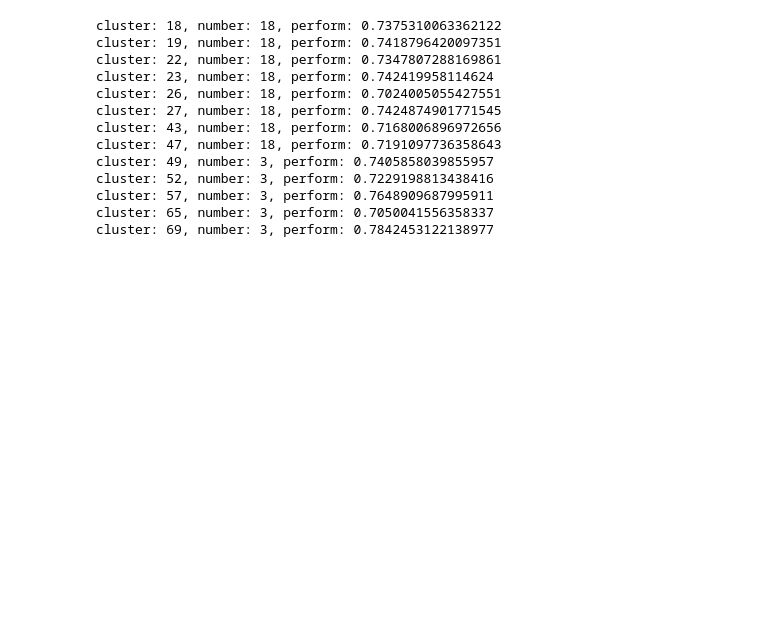
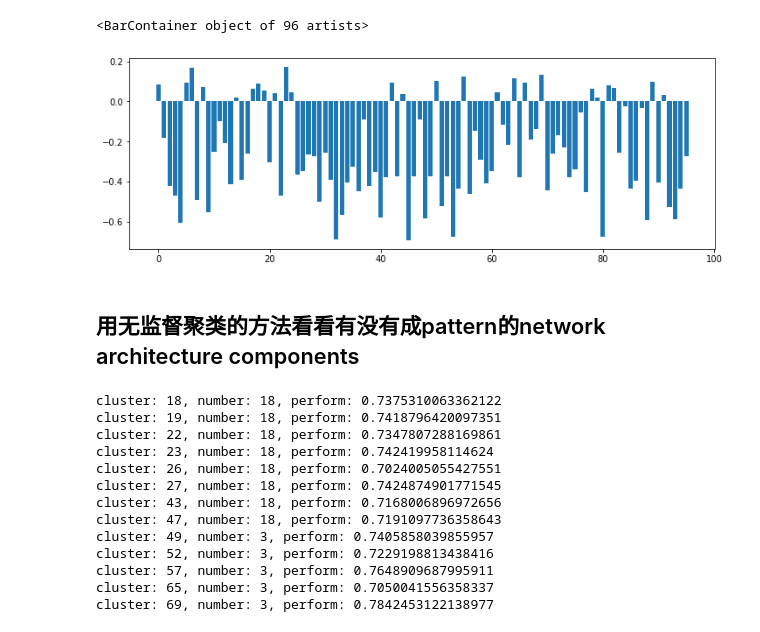
Before and after one commit to Minqi824/ADGym, a Jupyter notebook: result_analysis.ipynb, the cells around one changed output. Cells and saved outputs as stored; diff of their text form; code cells hidden in the pictures; blank space fills up the shorter version.

```diff
--- a/result_analysis.ipynb
+++ b/result_analysis.ipynb
@@ -168,0 +226,9 @@ embedding_tsne = TSNE(n_components=2, random_state=42).fit_transform(embedding)
+# %%
+X_test_components = components_df_index.values
+X_test_components = torch.from_numpy(X_test_components).float()
+
+X_test_meta_features = np.load('datasets/meta-features/'+'meta-features-'+test_dataset+'-'+str(la)+'-'+str(42)+'.npz')
+X_test_meta_features = pd.DataFrame(X_test_meta_features['data']).fillna(0).values.squeeze()
+X_test_meta_features = np.stack([X_test_meta_features for i in range(X_test_components.size(0))])
+X_test_meta_features = scaler_meta_features.transform(X_test_meta_features)
+X_test_meta_features = torch.from_numpy(X_test_meta_features).float()
@@ -169,3 +250,11 @@ embedding_tsne = TSNE(n_components=2, random_state=42).fit_transform(embedding)
+# %%
+plt.figure(figsize=(12, 4))
+plt.bar(np.arange(pred.size(0)), pred.squeeze().numpy() - ground_truth)
+# %% [output]
+<BarContainer object of 96 artists>
+[figure, added]
+# %% [markdown]
+## 用无监督聚类的方法看看有没有成pattern的network architecture components
 # %%
 from sklearn.cluster import DBSCAN
 clustering = DBSCAN(eps=2, min_samples=3).fit(embedding)
```
Also changed, not shown: parts of 18 cells of this notebook, 1 other file.
